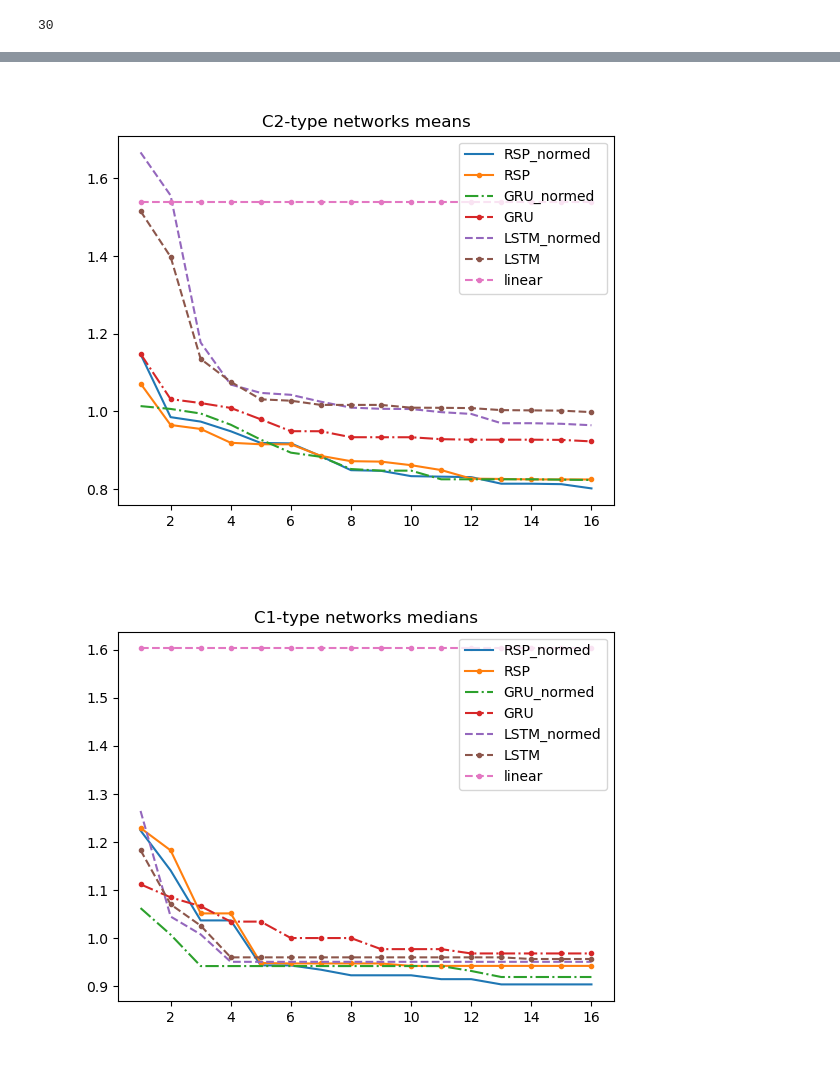
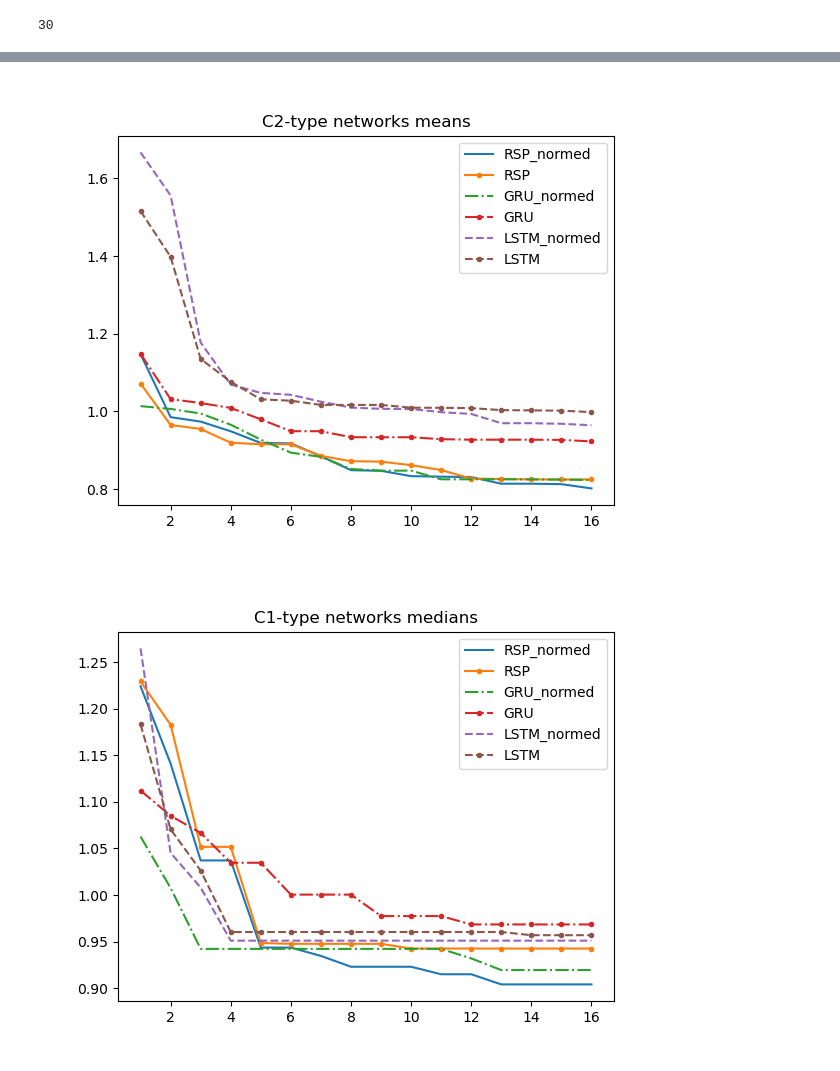
Before and after one commit to vladislav-horbatiuk/rspl_neuron_experiments, a Jupyter notebook: notebooks/compare_neurons_on_m5.ipynb, the cells around one changed output, grey strips where cells are left out. Cells and saved outputs as stored; diff of their text form; code cells hidden in the pictures.

```diff
--- a/notebooks/compare_neurons_on_m5.ipynb
+++ b/notebooks/compare_neurons_on_m5.ipynb
@@ -108,6 +97,0 @@ print(ts[:10])
-# %%
-def rmsse(gt, pred, train_ts, h=28):
-    n = train_ts.shape[0]
-    denom = (h / (n - 1)) * np.square(train_ts[1:] - train_ts[:-1]).sum()
-    nom = np.square(gt - pred).sum()
-    return np.sqrt(nom / denom)
@@ -507,15 +386,15 @@ LINESTYLES_MAP = {
     'GRU_normed': 'dashdot',
     'LSTM': 'dashed',
     'LSTM_normed': 'dashed',
-    'linear': 'dashed',
+    'linear': 'dotted',
 }
 
 x_range = range(1, len(ALL_ATTEMTS_SEEDS) + 1 - NUM_TOP_VAL_ERRS_TO_FILTER)
 plt.figure()
-for nt in ALL_MODELS_EXT:
-    marker = '.'
+for nt in ALL_MODELS:#_EXT:
+    marker = ''
     if 'normed' in nt:
-        marker = ''
+        marker = '.'
     plt.plot(x_range, [np.mean(best_errs_by_neuron_and_num_attempts[get_cfg_as_tuple(CONFIGURATIONS[0]) + (nt, i)]) for i in x_range], label=nt, linestyle=LINESTYLES_MAP[nt], marker=marker)
 plt.legend(loc='upper right')
 plt.title('C1-type networks means')
@@ -525,6 +404,6 @@ plt.show()
 # %%
 plt.figure()
-for nt in ALL_MODELS_EXT:
+for nt in ALL_MODELS:#_EXT:
     marker = '.'
     if 'normed' in nt:
         marker = ''
@@ -533,19 +412,19 @@ plt.legend(loc='upper right')
 plt.title('C2-type networks means')
 plt.show()
 # %% [output]
-[figure, old version]
+[figure, new version]
 # %%
 x_range = range(1, len(ALL_ATTEMTS_SEEDS) + 1 - NUM_TOP_VAL_ERRS_TO_FILTER)
 plt.figure()
-for nt in ALL_MODELS_EXT:
+for nt in ALL_MODELS:#_EXT:
     marker = '.'
     if 'normed' in nt:
         marker = ''
     plt.plot(x_range, [np.median(best_errs_by_neuron_and_num_attempts[get_cfg_as_tuple(CONFIGURATIONS[0]) + (nt, i)]) for i in x_range], label=nt, linestyle=LINESTYLES_MAP[nt], marker=marker)
 plt.legend(loc='upper right')
 plt.title('C1-type networks medians')
 plt.show()
 # %% [output]
-[figure, old version]
+[figure, new version]
 # %%
 plt.figure()
```
Also changed, not shown: parts of 5 cells of this notebook.
